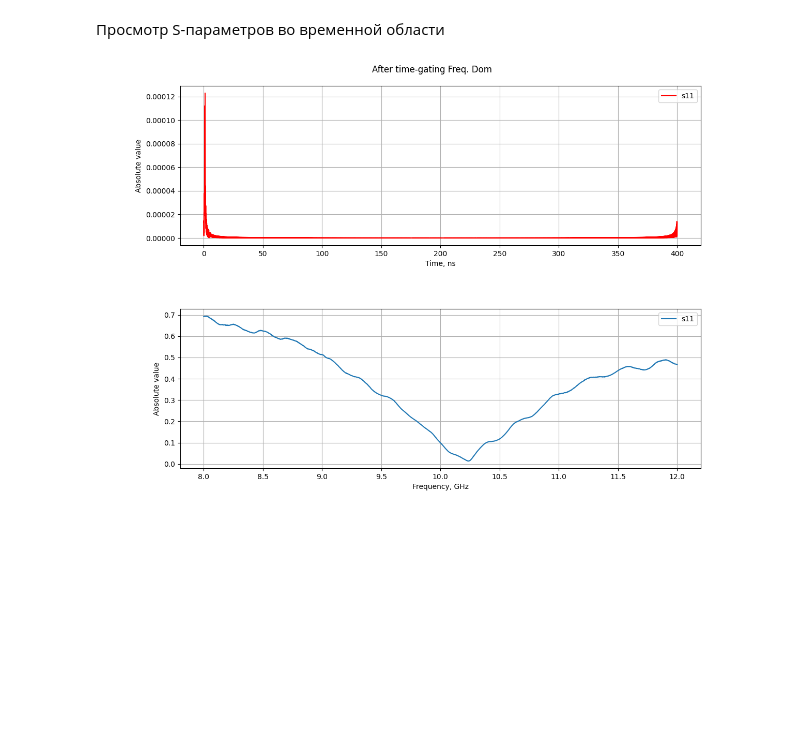
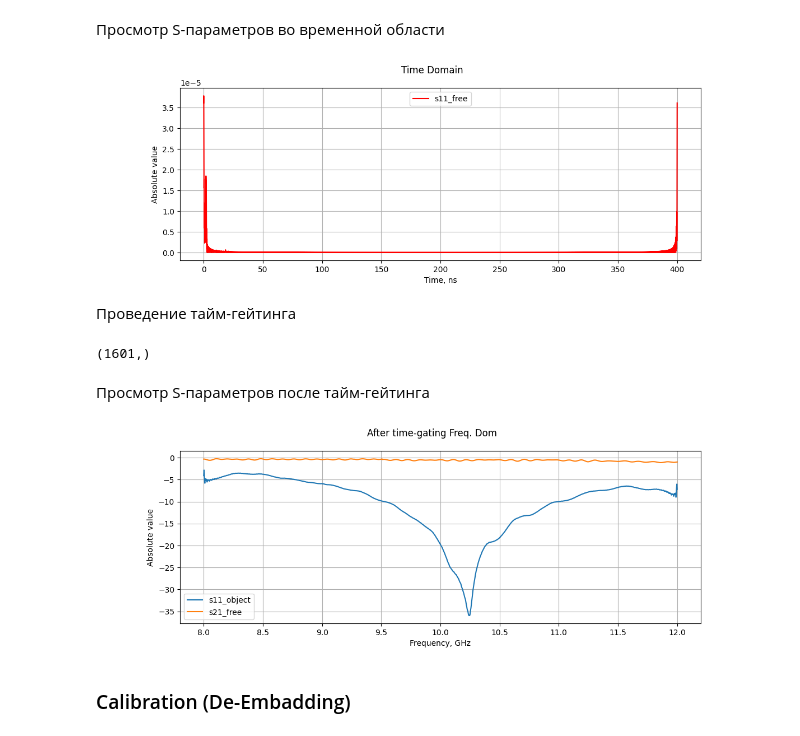
Before and after one commit to isvoropaev02/post_processing_RIS, a Jupyter notebook: main.ipynb, the cells around one changed output. Cells and saved outputs as stored; diff of their text form; code cells hidden in the pictures; blank space fills up the shorter version.

```diff
--- a/main.ipynb
+++ b/main.ipynb
@@ -15,6 +15,12 @@ time_gating = False # указать, нужен или не нужен
 # %% [markdown]
 ### Импорт сырых данных из .s2p файла и перевод их в комплексные числа
 # %%
-data = pd.read_csv('with_object.s2p', sep=' ', header=None, skiprows=9,
+data_object = pd.read_csv('with_object.s2p', sep=' ', header=None, skiprows=9,
                 names=['Frequency', 'ReS11', 'ImS11', 'ReS21', 'ImS21', 'ReS12', 'ImS12', 'ReS22', 'ImS22'])
+
+data_screen = pd.read_csv('with_screen.s2p', sep=' ', header=None, skiprows=9,
+                names=['Frequency', 'ReS11', 'ImS11', 'ReS21', 'ImS21', 'ReS12', 'ImS12', 'ReS22', 'ImS22'])
+
+data_free = pd.read_csv('with_free.s2p', sep=' ', header=None, skiprows=9,
+                names=['Frequency', 'ReS11', 'ImS11', 'ReS21', 'ImS21', 'ReS12', 'ImS12', 'ReS22', 'ImS22'])
 # %%
@@ -40 +38,5 @@ data = data.drop(['ReS11', 'ImS11', 'ReS21', 'ImS21', 'ReS12', 'ImS12', 'ReS22',
+# %%
+data_object = data_object.drop(['ReS11', 'ImS11', 'ReS21', 'ImS21', 'ReS12', 'ImS12', 'ReS22', 'ImS22'], axis=1)
+data_screen = data_screen.drop(['ReS11', 'ImS11', 'ReS21', 'ImS21', 'ReS12', 'ImS12', 'ReS22', 'ImS22'], axis=1)
+data_free = data_free.drop(['ReS11', 'ImS11', 'ReS21', 'ImS21', 'ReS12', 'ImS12', 'ReS22', 'ImS22'], axis=1)
 # %%
@@ -55,3 +53,14 @@ s21 = data['s21']
+# %%
+frequency = data_object['Frequency']
+
+s11_object = data_object['s11']
+s21_object = data_object['s21']
+
+s11_screen = data_screen['s11']
+s21_screen = data_screen['s21']
+
+s11_free = data_free['s11']
+s21_free = data_free['s21']
 # %% [markdown]
 ### Предпросмотр графиков необработанных файлов
 # %%
@@ -101,18 +111,21 @@ time[-1] # последний элемент
 # %% [markdown]
 Просмотр S-параметров во временной области
 # %%
-fig2 = plt.figure(figsize=(13,4))
+param = s11_free
+name = 's11_free'
+
+fig2 = plt.figure(figsize=(12,4))
 
 ax_1 = fig2.add_subplot(111)
-ax_1.plot(time*1e9, abs(ifft(s11.to_numpy(), n=N_fft)),'r', label='s11')
+ax_1.plot(time*1e9, abs(ifft(param.to_numpy(), n=N_fft)),'r', label=name)
 ax_1.set_xlabel("Time, ns")
 ax_1.set_ylabel("Absolute value")
-plt.legend()
-plt.grid()
+ax_1.legend()
+ax_1.grid()
 
 
-fig2.suptitle('After time-gating Freq. Dom')
+fig2.suptitle('Time Domain')
 plt.show()
 # %% [output]
-[figure, old version]
+[figure, new version]
 # %%
@@ -129 +150,3 @@ def time_gate_s_param(gate: np.ndarray, s_par: pd.core.series.Series, n=N_fft, t
     return pd.Series(s_new)
+# %% [markdown]
+Проведение тайм-гейтинга
@@ -130,18 +161,28 @@ def time_gate_s_param(gate: np.ndarray, s_par: pd.core.series.Series, n=N_fft, t
+# %%
+s11_object.shape # проверка, что число точек осталось таким же, как в исходных данных
+# %% [output]
+(1601,)
+# %% [markdown]
+Просмотр S-параметров после тайм-гейтинга
 # %%
-if time_gating == True:
-    s11 = time_gate_s_param(gate=gate_s11, s_par=s11)
+param = [s11_object, s21_free]
+name = ['s11_object', 's21_free']
 
-fig3 = plt.figure(figsize=(13,4))
+fig3 = plt.figure(figsize=(12,4))
 
 ax_1 = fig3.add_subplot(111)
-ax_1.plot(frequency*1e-9, s11.apply(abs)[0:len(frequency)], label='s11')
+
+for i, s_par in enumerate(param):
+    ax_1.plot(frequency*1e-9, 20*np.log10(s_par.apply(abs).to_numpy()), label=name[i])
 ax_1.set_xlabel("Frequency, GHz")
 ax_1.set_ylabel("Absolute value")
-plt.legend()
-plt.grid()
+ax_1.legend()
+ax_1.grid()
 
 
-fig2.suptitle('After time-gating Freq. Dom')
+fig3.suptitle('After time-gating Freq. Dom')
 plt.show()
 # %% [output]
-[figure, old version]
+[figure, new version]
+# %% [markdown]
+### Сalibration (De-Embadding)
```
Also changed, not shown: parts of 11 cells of this notebook, 10 other files.
